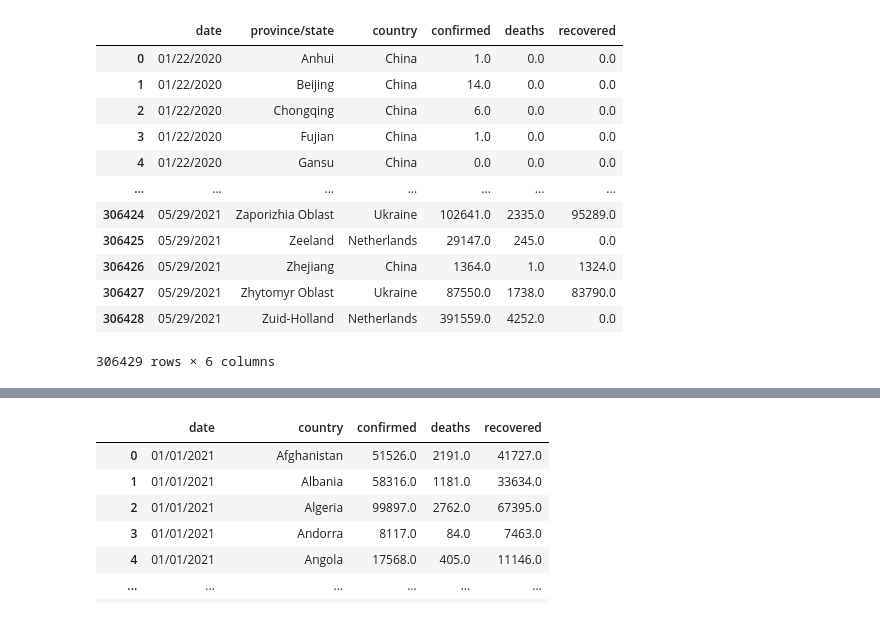
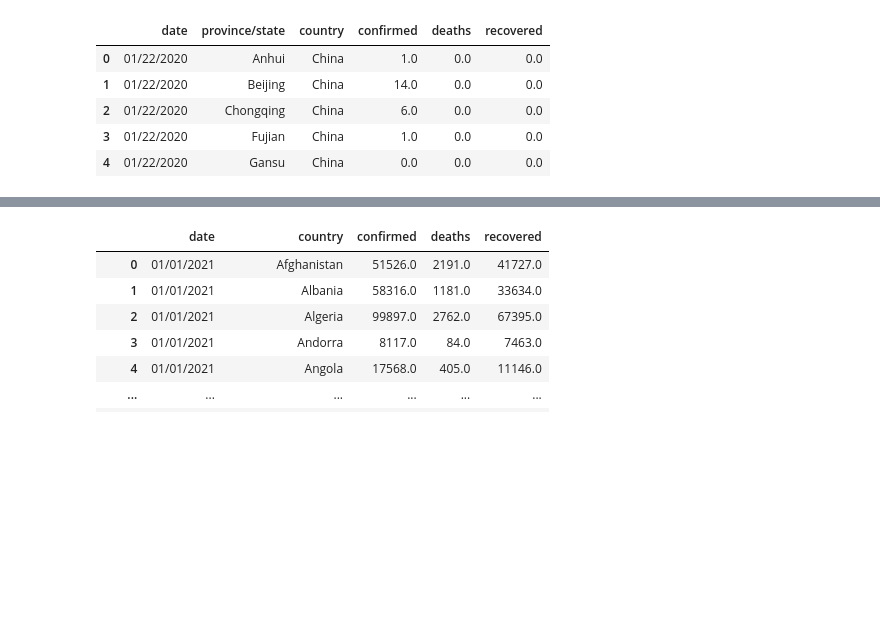
Before and after one commit to AntonPimenov/skillfactory_DC, a Jupyter notebook: project_1/Pandas/Визуализация данных.ipynb, the cells around one changed output, grey strips where cells are left out. Saved outputs shown, nothing was run; the diff lists cells and outputs as text; code cells hidden in the pictures; blank space fills up the shorter version.

```diff
--- a/project_1/Pandas/Визуализация данных.ipynb
+++ b/project_1/Pandas/Визуализация данных.ipynb
@@ -13,38 +13,32 @@ covid_data  #данные о показателях заболеваемости
         # country — наименование страны;
         # confirmed — общее число зафиксированных случаев на указанный день;
         # deaths — общее число зафиксированных смертей на указанный день;
         # recovered — общее число выздоровлений на указанный день.
 
 vaccinations_data = vaccinations_data[['country', 'date', 'total_vaccinations',
      'people_vaccinated', 'people_vaccinated_per_hundred',
      'people_fully_vaccinated', 'people_fully_vaccinated_per_hundred',
      'daily_vaccinations', 'vaccines']]   #данные о процессе вакцинирования людей в 221 стране мира.
 #vaccinations_data
 # Данная таблица содержит следующие столбцы:
 
 #         country — наименование страны;
 #         date — дата наблюдения;
 #         total_vaccinations — общее число введённых вакцин в стране на указанный день;
 #         people_vaccinated — общее число привитых первым компонентом в стране на указанный день;
 #         people_vaccinated_per_hundred — процент привитых первым компонентом в стране на указанный день
 #                                         (рассчитывается как people_vaccinated/population*100 );
 #         people_fully_vaccinated — общее число привитых вторым компонентом в стране на указанный день (первый компонент уже был введён им ранее);
 #         people_fully_vaccinated_per_hundred — процент привитых вторым компонентом в стране на указанный день
 #                                               (рассчитывается как people_fully_vaccinated/popylation*100);
 #         daily_vaccination — ежедневная вакцинация (число вакцинированных в указанный день);
 #         vaccines — комбинации вакцин, используемые в стране.
-covid_data
+display(covid_data.head())
+display(vaccinations_data.head())
 # %% [output]
 |  | date | province/state | country | confirmed | deaths | recovered |
 | 0 | 01/22/2020 | Anhui | China | 1.0 | 0.0 | 0.0 |
 | 1 | 01/22/2020 | Beijing | China | 14.0 | 0.0 | 0.0 |
 | 2 | 01/22/2020 | Chongqing | China | 6.0 | 0.0 | 0.0 |
 | 3 | 01/22/2020 | Fujian | China | 1.0 | 0.0 | 0.0 |
 | 4 | 01/22/2020 | Gansu | China | 0.0 | 0.0 | 0.0 |
-| ... | ... | ... | ... | ... | ... | ... |
-| 306424 | 05/29/2021 | Zaporizhia Oblast | Ukraine | 102641.0 | 2335.0 | 95289.0 |
-| 306425 | 05/29/2021 | Zeeland | Netherlands | 29147.0 | 245.0 | 0.0 |
-| 306426 | 05/29/2021 | Zhejiang | China | 1364.0 | 1.0 | 1324.0 |
-| 306427 | 05/29/2021 | Zhytomyr Oblast | Ukraine | 87550.0 | 1738.0 | 83790.0 |
-| 306428 | 05/29/2021 | Zuid-Holland | Netherlands | 391559.0 | 4252.0 | 0.0 |
-306429 rows × 6 columns
```
Also changed, not shown: parts of 15 cells of this notebook, 7 other files.
